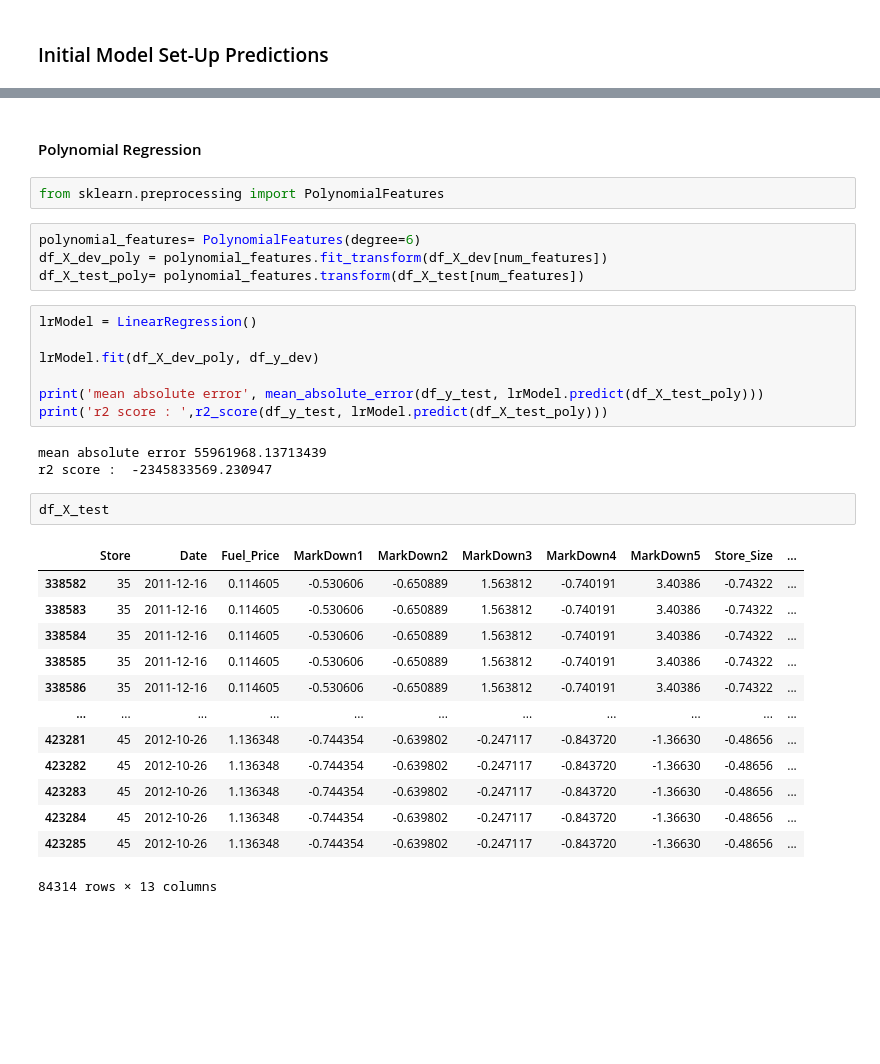
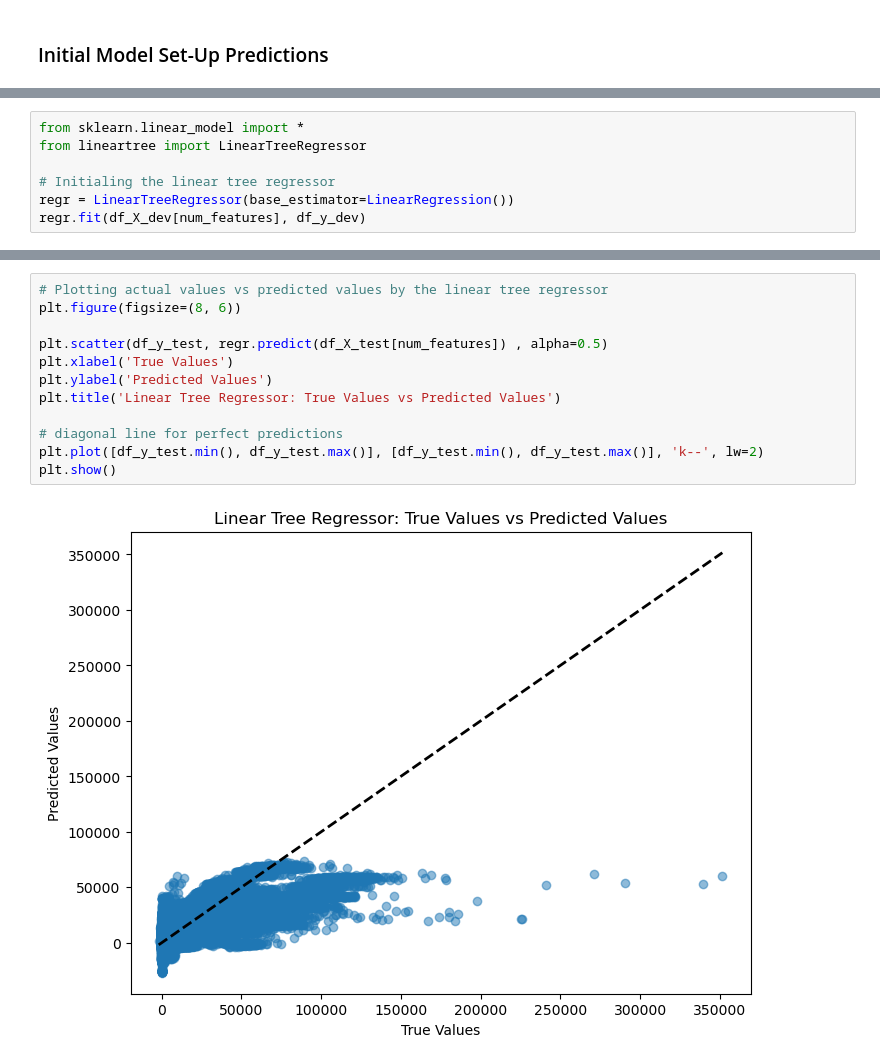
Before and after one commit to SahilBhave/AML-Project, a Jupyter notebook: AML_Group_Project.ipynb, the cells around one changed output, grey strips where cells are left out. Cells and saved outputs as stored; diff of their text form; blank space fills up the shorter version.

```diff
--- a/AML_Group_Project.ipynb
+++ b/AML_Group_Project.ipynb
@@ -918,0 +1038,7 @@ LinearRegression()
+# %%
+from sklearn.linear_model import *
+from lineartree import LinearTreeRegressor
+
+# Initialing the linear tree regressor
+regr = LinearTreeRegressor(base_estimator=LinearRegression())
+regr.fit(df_X_dev[num_features], df_y_dev)
@@ -976,34 +1054,14 @@ r2 score :  0.050761295311970156
-# %% [markdown]
-#### Polynomial Regression
-# %%
-from sklearn.preprocessing import PolynomialFeatures
-# %%
-polynomial_features= PolynomialFeatures(degree=6)
-df_X_dev_poly = polynomial_features.fit_transform(df_X_dev[num_features])
-df_X_test_poly= polynomial_features.transform(df_X_test[num_features])
-# %%
-lrModel = LinearRegression()
-
-lrModel.fit(df_X_dev_poly, df_y_dev)
-
-print('mean absolute error', mean_absolute_error(df_y_test, lrModel.predict(df_X_test_poly)))
-print('r2 score : ',r2_score(df_y_test, lrModel.predict(df_X_test_poly)))
-# %% [output]
-mean absolute error 55961968.13713439
-r2 score :  -2345833569.230947
-# %%
-df_X_test
-# %% [output]
-|  | Store | Date | Fuel_Price | MarkDown1 | MarkDown2 | MarkDown3 | MarkDown4 | MarkDown5 | Store_Size | ... |
-| 338582 | 35 | 2011-12-16 | 0.114605 | -0.530606 | -0.650889 | 1.563812 | -0.740191 | 3.40386 | -0.74322 | ... |
-| 338583 | 35 | 2011-12-16 | 0.114605 | -0.530606 | -0.650889 | 1.563812 | -0.740191 | 3.40386 | -0.74322 | ... |
-| 338584 | 35 | 2011-12-16 | 0.114605 | -0.530606 | -0.650889 | 1.563812 | -0.740191 | 3.40386 | -0.74322 | ... |
-| 338585 | 35 | 2011-12-16 | 0.114605 | -0.530606 | -0.650889 | 1.563812 | -0.740191 | 3.40386 | -0.74322 | ... |
-| 338586 | 35 | 2011-12-16 | 0.114605 | -0.530606 | -0.650889 | 1.563812 | -0.740191 | 3.40386 | -0.74322 | ... |
-| ... | ... | ... | ... | ... | ... | ... | ... | ... | ... | ... |
-| 423281 | 45 | 2012-10-26 | 1.136348 | -0.744354 | -0.639802 | -0.247117 | -0.843720 | -1.36630 | -0.48656 | ... |
-| 423282 | 45 | 2012-10-26 | 1.136348 | -0.744354 | -0.639802 | -0.247117 | -0.843720 | -1.36630 | -0.48656 | ... |
-| 423283 | 45 | 2012-10-26 | 1.136348 | -0.744354 | -0.639802 | -0.247117 | -0.843720 | -1.36630 | -0.48656 | ... |
-| 423284 | 45 | 2012-10-26 | 1.136348 | -0.744354 | -0.639802 | -0.247117 | -0.843720 | -1.36630 | -0.48656 | ... |
-| 423285 | 45 | 2012-10-26 | 1.136348 | -0.744354 | -0.639802 | -0.247117 | -0.843720 | -1.36630 | -0.48656 | ... |
-84314 rows × 13 columns
+# %%
+# Plotting actual values vs predicted values by the linear tree regressor
+plt.figure(figsize=(8, 6))
+
+plt.scatter(df_y_test, regr.predict(df_X_test[num_features]) , alpha=0.5)
+plt.xlabel('True Values')
+plt.ylabel('Predicted Values')
+plt.title('Linear Tree Regressor: True Values vs Predicted Values')
+
+# diagonal line for perfect predictions
+plt.plot([df_y_test.min(), df_y_test.max()], [df_y_test.min(), df_y_test.max()], 'k--', lw=2)
+plt.show()
+# %% [output]
+[figure, added]
```
Also changed, not shown: parts of 43 cells of this notebook.
